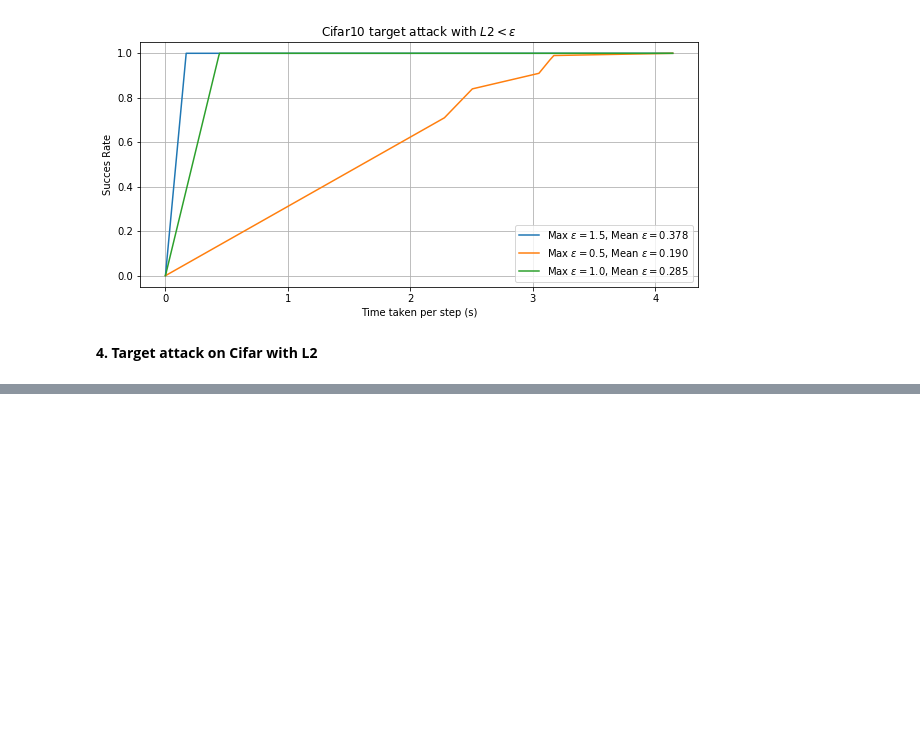
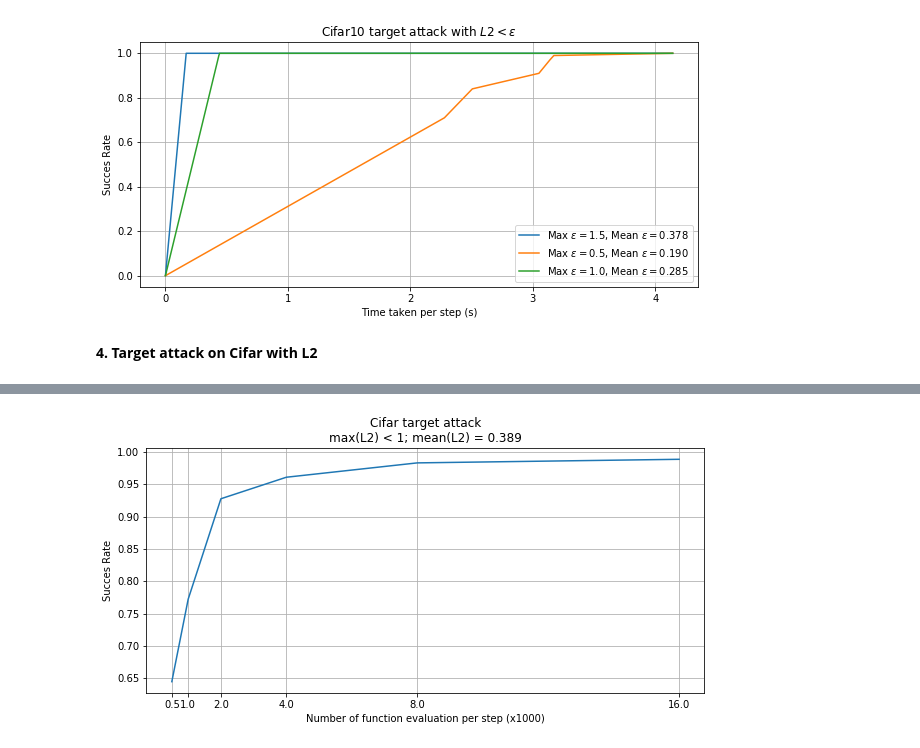
Before and after one commit to f-grimaldi/AdvAttack, a Jupyter notebook: results/ClassicZSCG/ZSCG_Cifar10_results_analysis.ipynb, the cells around one changed output, grey strips where cells are left out. Cells and saved outputs as stored; diff of their text form; code cells hidden in the pictures; blank space fills up the shorter version.

```diff
--- a/results/ClassicZSCG/ZSCG_Cifar10_results_analysis.ipynb
+++ b/results/ClassicZSCG/ZSCG_Cifar10_results_analysis.ipynb
@@ -189,0 +199,7 @@ plt.show()
+# %%
+CT2 = pd.read_csv('CT2.csv', index_col=0)
+print('MU2 has shape: {}'.format(CT2.shape))
+epsilon_list = list(CT2.Epsilon.unique())
+print('The upper bounds on the norm are:\n{}'.format(epsilon_list))
+n_gradient = sorted(list(CT2.NGradient.unique()))
+CT2.head()
@@ -189,0 +216,11 @@ plt.show()
+# %%
+fig = plt.figure(figsize=(10, 4.5))
+plt.title('Cifar target attack\nmax(L2) < 1; mean(L2) = {:.3f}'.format(CT2.MeanEpsilon.mean()))
+plt.ylabel('Succes Rate')
+plt.xlabel('Number of function evaluation per step (x1000)')
+plt.plot(CT2.NGradient, CT2.SuccesRate)
+plt.xticks(n_gradient, np.array(n_gradient)/1000, rotation=0)
+plt.grid()
+plt.show()
+# %% [output]
+[figure, added]
```
Also changed, not shown: parts of 3 cells of this notebook, 12 other files.
